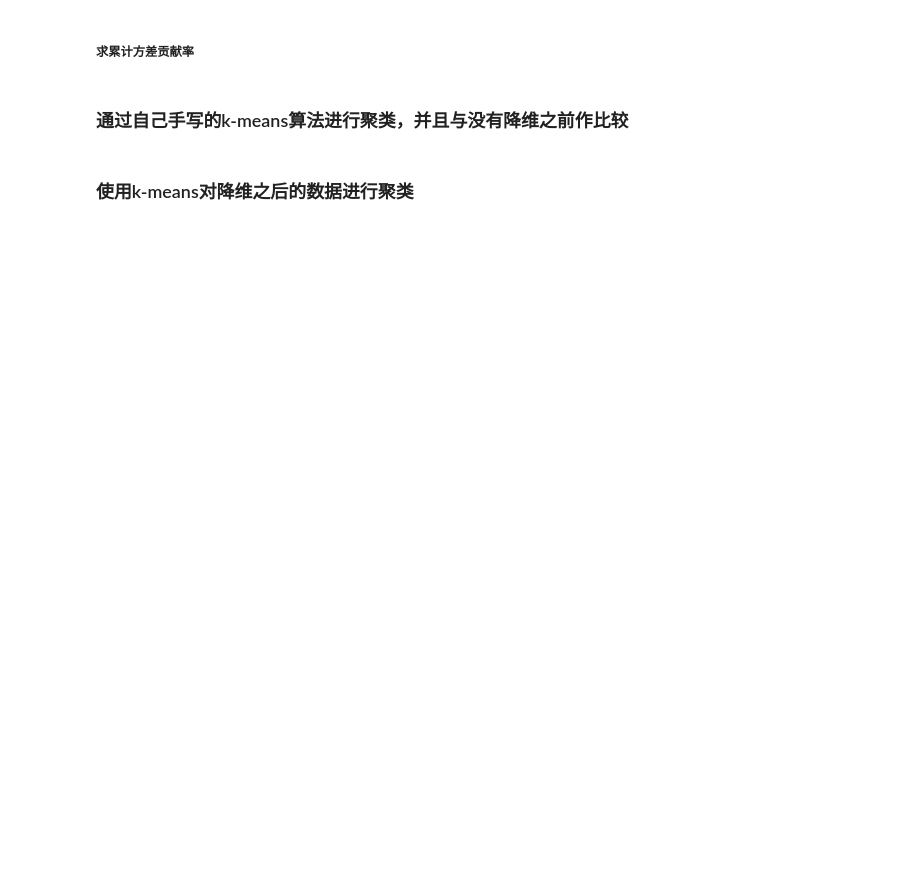
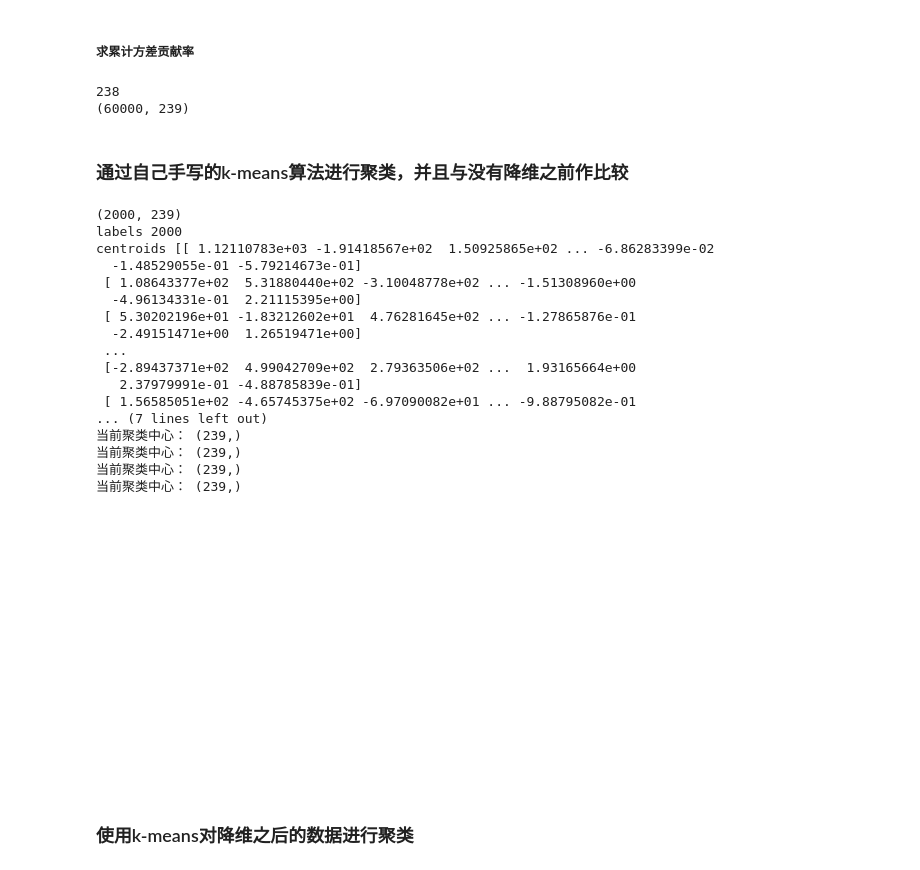
Before and after one commit to sunflower10086/Machine-Learning-Code, a Jupyter notebook: 刘钊的代码/无监督学习.ipynb, the cells around one changed output. Saved outputs shown, nothing was run; the diff lists cells and outputs as text; code cells hidden in the pictures; blank space fills up the shorter version.

```diff
--- a/刘钊的代码/无监督学习.ipynb
+++ b/刘钊的代码/无监督学习.ipynb
@@ -58,11 +58,11 @@ def k_means(X, k, max_iters, callback=None):
             callback(loss)
 
         # 更新聚类中心
-        centroids = updataCenterIds(k, labels, centroids)
+        centroids = updataCenterIds(X, k, labels, centroids)
 
     return labels, centroids
 
-def updataCenterIds(k, labels, centroids):
+def updataCenterIds(X, k, labels, centroids):
 
     # 这个版本时间复杂度为 O(k*X.shape[0])
     for i in range(k):
@@ -156,18 +248,74 @@ for i in range(len(S)):
 print(cnt)
 
 # 进行降维
-pca =PCA(n_components =cnt + 1)
+pca =PCA(n_components = cnt + 1)
 pca.fit(train_X)
 X=pca.transform(train_X)# 降维后的结果
+print(X.shape)
+# %% [output]
+238
+(60000, 239)
 # %% [markdown]
 ### 通过自己手写的k-means算法进行聚类，并且与没有降维之前作比较
-# %%
-# 原本的60000个样本点太多了，跑不出来，少选几个
-X = X[:20000]
-
-labels, centroids = k_means(X, k, max_iters)
-print("labels", len(labels))
-print("centroids", centroids)
+# %%
+# 原本的60000个样本点太多了，跑不出来，少选几个
+X = X[:2000]
+
+print(X.shape)
+
+# labels, centroids = k_means(X, k, max_iters)
+# print("labels", len(labels))
+# print("centroids", centroids)
+
+# 画损失函数
+# def callback(loss):
+#     losses.append(loss)
+
+# losses = []
+# k_means(X, k, max_iters, callback=callback)
+
+# x= np.array(range(len(losses)))
+
+# plt.plot(x, losses)
+# plt.xlabel('Iteration')
+# plt.ylabel('Loss')
+# plt.show()
+
+labels, centroids = k_means(X, k, max_iters)
+print("labels", len(labels))
+print("centroids", centroids)
+
+print('可视化每个聚类中心')
+plt.style.use({'figure.figsize': (5, 5)})
+col = 4
+
+for i in range(k):
+    print('当前聚类中心：', centroids[i].shape)
+    plt.subplot(3, col, i+1)
+    # plt.imshow(centroids[i].reshape(28, 28))
+    plt.xticks([])
+    plt.yticks([])
+    plt.axis('off')
+plt.show()
+# %% [output]
+(2000, 239)
+labels 2000
+centroids [[ 1.12110783e+03 -1.91418567e+02  1.50925865e+02 ... -6.86283399e-02
+  -1.48529055e-01 -5.79214673e-01]
+ [ 1.08643377e+02  5.31880440e+02 -3.10048778e+02 ... -1.51308960e+00
+  -4.96134331e-01  2.21115395e+00]
+ [ 5.30202196e+01 -1.83212602e+01  4.76281645e+02 ... -1.27865876e-01
+  -2.49151471e+00  1.26519471e+00]
+ ...
+ [-2.89437371e+02  4.99042709e+02  2.79363506e+02 ...  1.93165664e+00
+   2.37979991e-01 -4.88785839e-01]
+ [ 1.56585051e+02 -4.65745375e+02 -6.97090082e+01 ... -9.88795082e-01
+... (7 lines left out)
+当前聚类中心： (239,)
+当前聚类中心： (239,)
+当前聚类中心： (239,)
+当前聚类中心： (239,)
+[figure, added]
 # %% [markdown]
 ### 使用k-means对降维之后的数据进行聚类
 # %%
```
Also changed, not shown: parts of 7 cells of this notebook.
